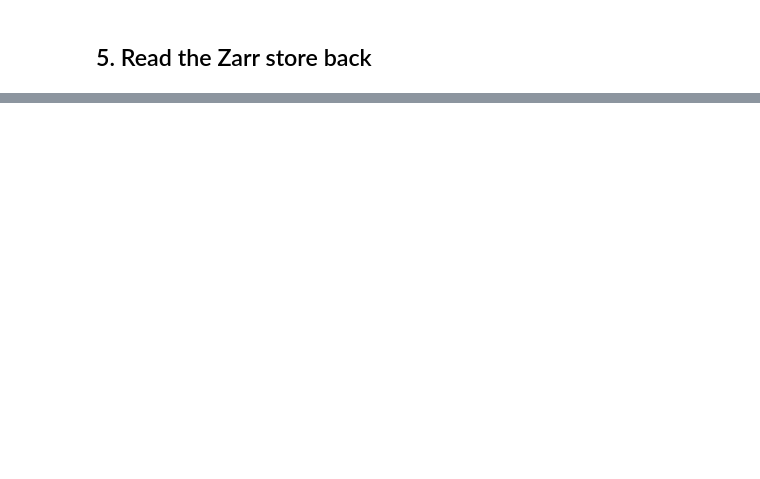
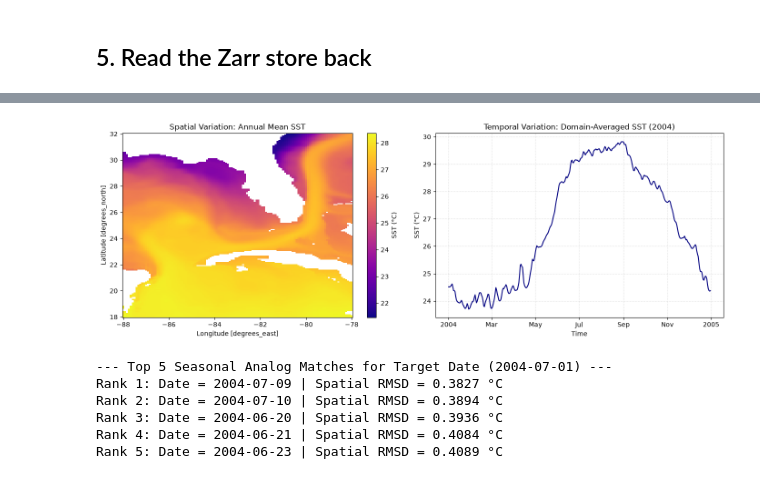
Before and after one commit to AidanJanney/analog-forecasting-ai4ocean2026, a Jupyter notebook: download_glorys.ipynb, the cells around one changed output, grey strips where cells are left out. Cells and saved outputs as stored; diff of their text form; code cells hidden in the pictures; blank space fills up the shorter version.

```diff
--- a/download_glorys.ipynb
+++ b/download_glorys.ipynb
@@ -207,0 +454,17 @@ ds_zarr
+# %%
+fig, axes = plt.subplots(1, 2, figsize=(14, 5))
+
+# 1. Spatial Variation (Time-Averaged SST Map)
+sst_data.mean(dim="time").plot(ax=axes[0], cmap="plasma", cbar_kwargs={"label": "SST (°C)"})
+axes[0].set_title("Spatial Variation: Annual Mean SST")
+
+# 2. Temporal Variation (Domain-Averaged Time Series)
+sst_data.mean(dim=["latitude", "longitude"]).plot(ax=axes[1], color="navy")
+axes[1].set_title("Temporal Variation: Domain-Averaged SST (2004)")
+axes[1].set_ylabel("SST (°C)")
+axes[1].grid(True, linestyle=":", alpha=0.6)
+
+plt.tight_layout()
+plt.show()
+# %% [output]
+[figure, added]
@@ -207,0 +477,40 @@ ds_zarr
+# %%
+import numpy as np
+import pandas as pd
+
+target_date = "2004-07-01"
+target_dt = pd.to_datetime(target_date)
+
+# 1. Target SST map
+target_sst = sst_data.sel(time=target_date)
+
+# 2. Extract day of year for the target date
+target_doy = target_dt.dayofyear
+
+# 3. Define calendar search window (+/- 30 days around target)
+doy_diff = np.abs(sst_data.time.dt.dayofyear - target_doy)
+
+# Search within 30 days of the same season
+search_mask = (doy_diff <= 30) & (doy_diff > 7)
+
+historical_pool = sst_data.where(search_mask, drop=True)
+
+# 4. Compute spatial RMSD
+rmsd = np.sqrt(((historical_pool - target_sst) ** 2).mean(dim=["latitude", "longitude"]))
+
+# 5. Extract Top K analogs
+K = 5
+top_k = rmsd.sortby(rmsd).isel(time=slice(0, K))
+
+# Display results
+print(f"--- Top {K} Seasonal Analog Matches for Target Date ({target_date}) ---")
+for rank, (t, val) in enumerate(zip(top_k.time.values, top_k.values), 1):
+    date_str = pd.to_datetime(t).strftime("%Y-%m-%d")
+    print(f"Rank {rank}: Date = {date_str} | Spatial RMSD = {val:.4f} °C")
+# %% [output]
+--- Top 5 Seasonal Analog Matches for Target Date (2004-07-01) ---
+Rank 1: Date = 2004-07-09 | Spatial RMSD = 0.3827 °C
+Rank 2: Date = 2004-07-10 | Spatial RMSD = 0.3894 °C
+Rank 3: Date = 2004-06-20 | Spatial RMSD = 0.3936 °C
+Rank 4: Date = 2004-06-21 | Spatial RMSD = 0.4084 °C
+Rank 5: Date = 2004-06-23 | Spatial RMSD = 0.4089 °C
```
Also changed, not shown: parts of 15 cells of this notebook.
